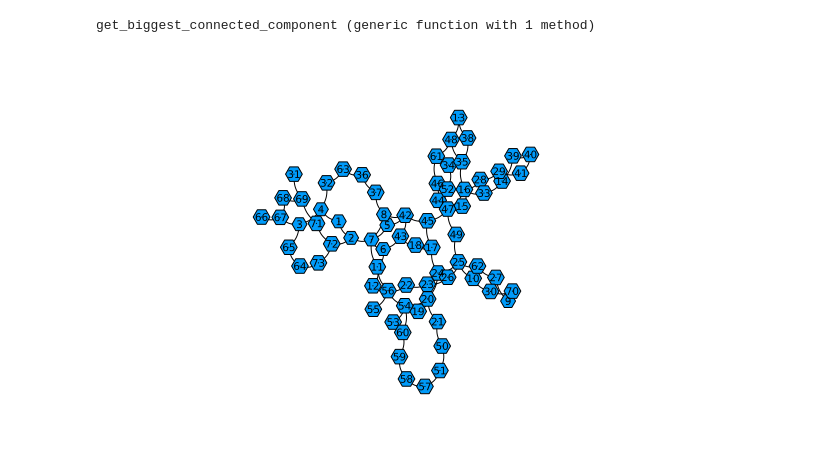
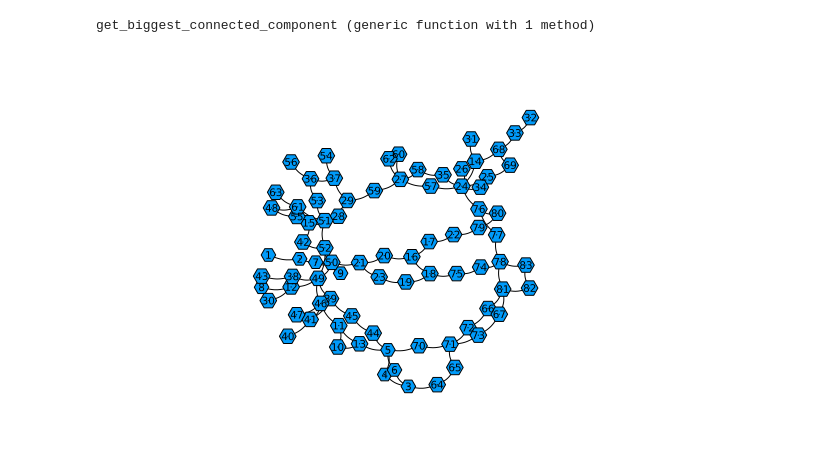
Before and after one commit to AlexisSchOrange/vne-solver, a Jupyter notebook: instances/generation/topzoosubstrate.ipynb, the cells around one changed output. Cells and saved outputs as stored; diff of their text form; code cells hidden in the pictures.

```diff
--- a/instances/generation/topzoosubstrate.ipynb
+++ b/instances/generation/topzoosubstrate.ipynb
@@ -117,14 +117,14 @@ end
 # %% [output]
 get_biggest_connected_component (generic function with 1 method)
 # %%
-path = "topologyzoo/ta.gml"
+path = "topologyzoo/Oteglobe.gml"
 
 g, name = get_graph_from_gml(path)
 g = get_biggest_connected_component(g)
 
 visu_graph(g)
 # %% [output]
-[figure, old version]
+[figure, new version]
 # %%
 println("Graph with $(nv(g)) nodes and $(ne(g)) arretes")
 # %% [output]
```
Also changed, not shown: parts of 4 cells of this notebook, 6 other files.
